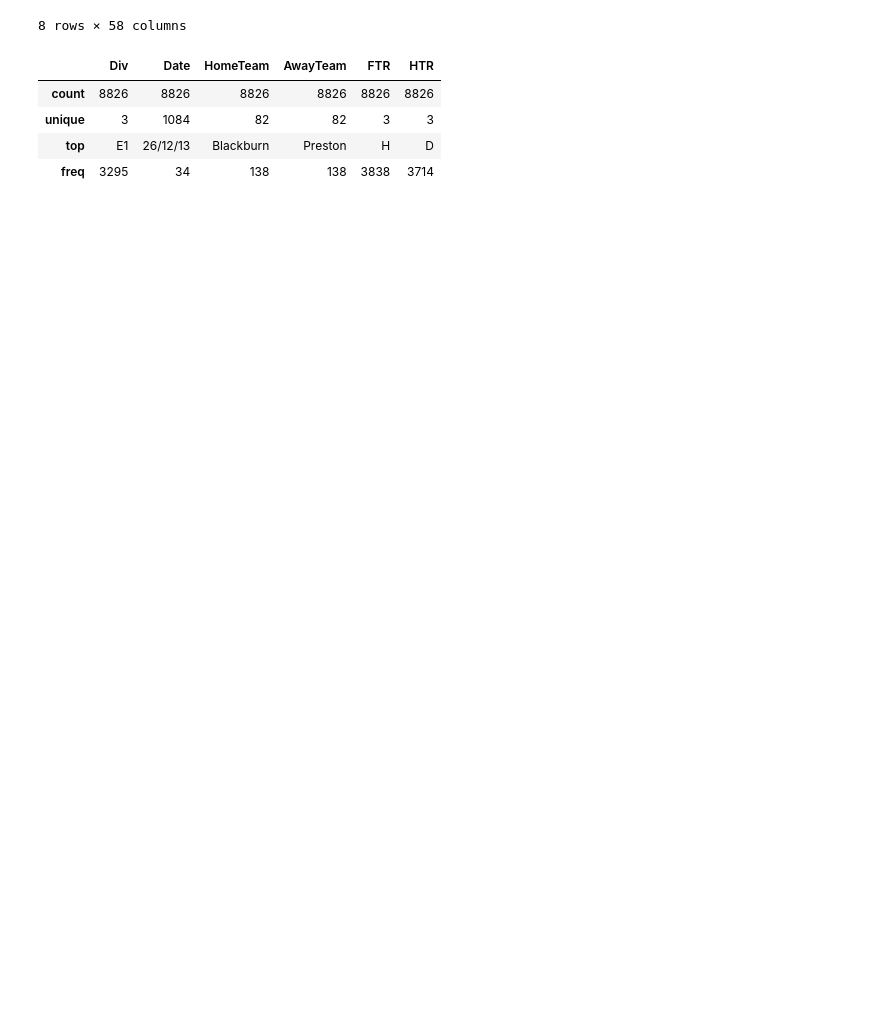
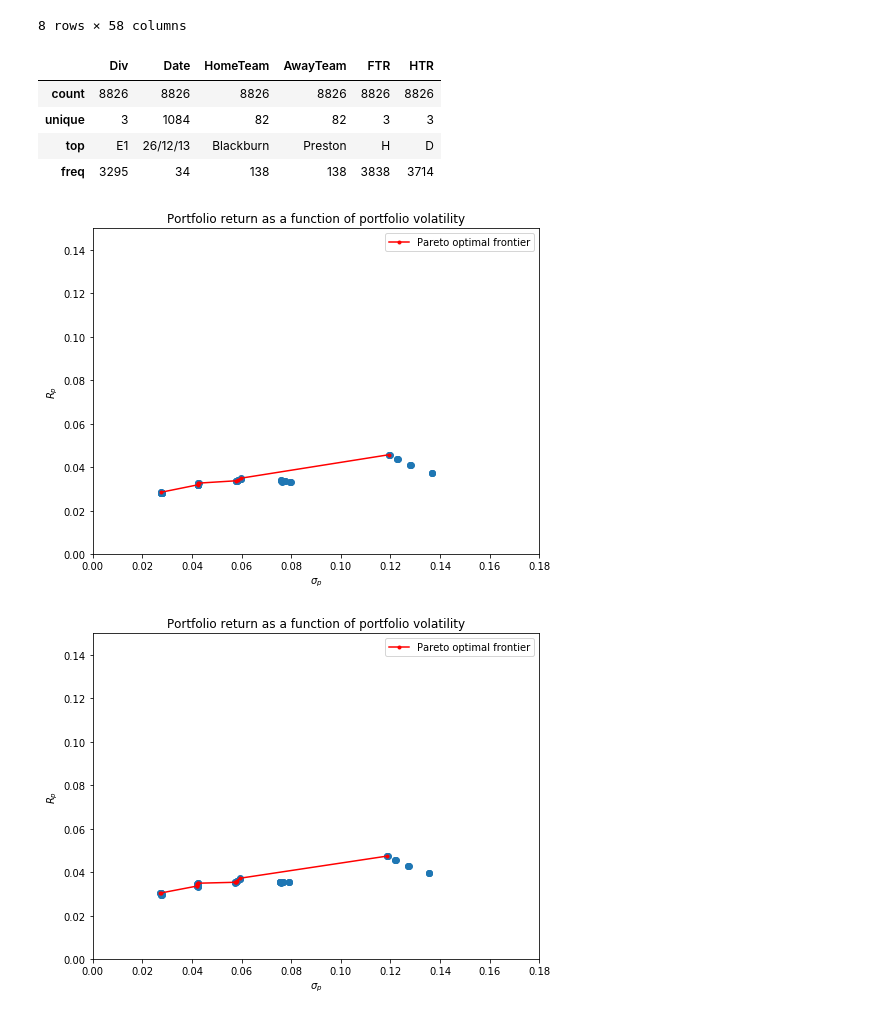
Before and after one commit to AntMarchal/DataScienceInPractice, a Jupyter notebook: Project/code/Project.ipynb, the cells around one changed output. Drawn from its saved outputs; the diff is of its cells as text; code cells hidden in the pictures; blank space fills up the shorter version.

```diff
--- a/Project/code/Project.ipynb
+++ b/Project/code/Project.ipynb
@@ -172,0 +177,2 @@ data.describe(include=['O'])
+# %%
+SPO_df = pd.read_csv('/Users/antoinemarchal/Desktop/MasterThesis/Code/Data/Clean/Backtests/SPO_TurnoverCons/SPO_df_TurnoverCons.csv', index_col=[0,1,2])
@@ -172,0 +181,38 @@ data.describe(include=['O'])
+# %%
+def Pareto(df, cost=True):
+
+    if cost:
+        R = 'R_p_'
+        sig = 'sig_p'
+    else:
+        sig = 'sig_p_NoCost'
+        R = 'R_p_NoCost_'
+
+    is_pareto_df = df.sort_values(sig, ascending=False).reset_index(drop=True)
+
+    is_pareto = lambda i: is_pareto_df.loc[i, R] >= is_pareto_df[R][i:].max()
+
+    is_pareto_df['is_pareto'] = [is_pareto(i) for i in range(len(is_pareto_df))]
+
+    pareto_df = df.sort_values(sig, ascending=False)[is_pareto_df['is_pareto'].values]
+
+    pareto_df['SR'] = pareto_df[R] / pareto_df[sig]
+    # Plot
+    plt.figure(figsize=(8, 6))
+    plt.scatter(df[sig], df[R])
+    plt.plot(pareto_df[sig], pareto_df[R], 'r.-', label='Pareto optimal frontier')
+
+    plt.legend()
+    plt.xlabel(r'$\sigma_p$')
+    plt.ylabel(r'$R_p$')
+    plt.xlim([0, 0.18])
+    plt.ylim([0, 0.15])
+    plt.title('Portfolio return as a function of portfolio volatility')
+
+    return pareto_df
+# %%
+SPO_pareto_df = Pareto(SPO_df)
+SPO_pareto_df_NoCost = Pareto(SPO_df,cost=False)
+# %% [output]
+[figure, added]
+[figure, added]
```
Also changed, not shown: parts of 5 cells of this notebook.
